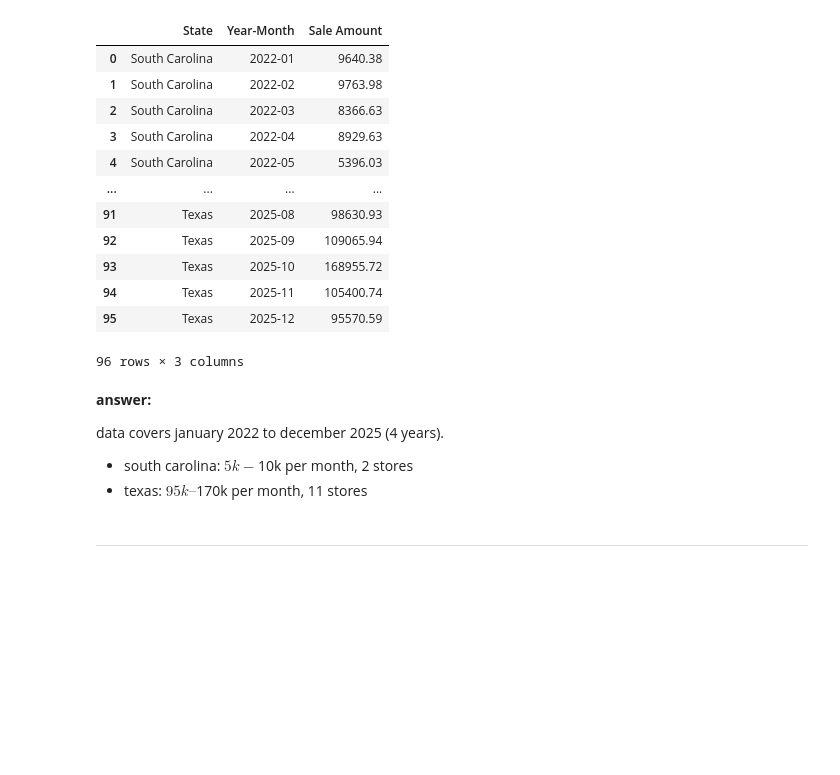
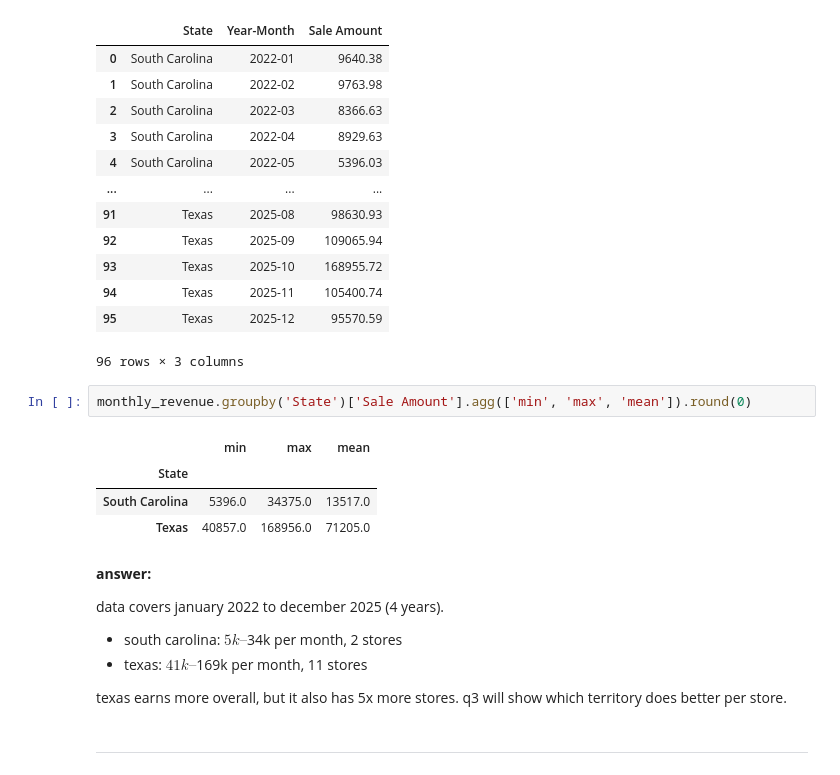
Before and after one commit to iSwaidy/Capstone_2, a Jupyter notebook: Ramirez_sales_analysis.ipynb, the cells around one changed output. Cells and saved outputs as stored; diff of their text form; blank space fills up the shorter version.

```diff
--- a/Ramirez_sales_analysis.ipynb
+++ b/Ramirez_sales_analysis.ipynb
@@ -188,13 +187,22 @@ monthly_revenue
 | 94 | Texas | 2025-11 | 105400.74 |
 | 95 | Texas | 2025-12 | 95570.59 |
 96 rows × 3 columns
+# %%
+monthly_revenue.groupby('State')['Sale Amount'].agg(['min', 'max', 'mean']).round(0)
+# %% [output]
+|  | min | max | mean |
+| State |  |  |  |
+| South Carolina | 5396.0 | 34375.0 | 13517.0 |
+| Texas | 40857.0 | 168956.0 | 71205.0 |
 # %% [markdown]
 **answer:**
 
 data covers january 2022 to december 2025 (4 years).
 
-- south carolina: $5k-$10k per month, 2 stores
-- texas: $95k–$170k per month, 11 stores
+- south carolina: $5k–$34k per month, 2 stores
+- texas: $41k–$169k per month, 11 stores
+
+texas earns more overall, but it also has 5x more stores. q3 will show which territory does better per store.
 # %% [markdown]
 -------------------------
 # %% [markdown]
```
Also changed, not shown: parts of 5 cells of this notebook, 2 other files.
